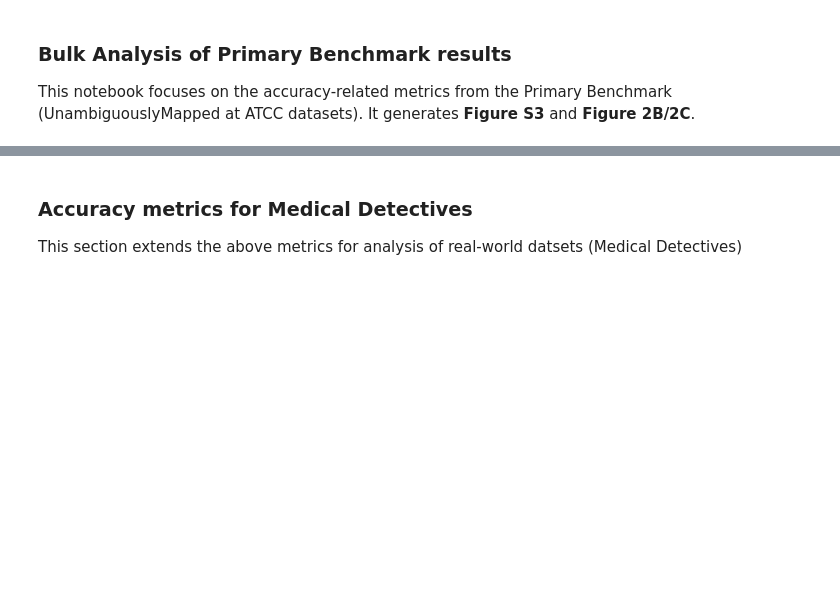
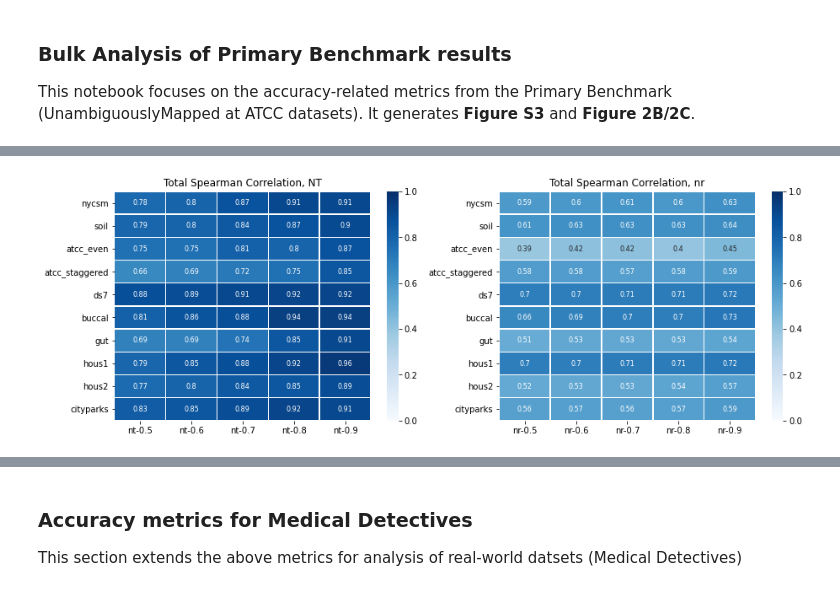
Before and after one commit to katrinakalantar/ncbi-compress-experiments, a Jupyter notebook: experiment-8/check-initial-benchmarks-bulk-analysis.ipynb, the cells around one changed output, grey strips where cells are left out. Cells and saved outputs as stored; diff of their text form; code cells hidden in the pictures; blank space fills up the shorter version.

```diff
--- a/experiment-8/check-initial-benchmarks-bulk-analysis.ipynb
+++ b/experiment-8/check-initial-benchmarks-bulk-analysis.ipynb
@@ -411,3 +438,67 @@ plot_heatmap(nr_aupr_df[column_order_nr], plot_type='aupr', this_title='AUPR, NR
+# %%
+# FIGURE S3 - Plot heatmaps for each metric, showing metrics across samples and parameters
+
+# this is final plot
+column_order_nt = ['nt-0.5-1000', 'nt-0.6-1000', 'nt-0.7-1000', 'nt-0.8-1000', 'nt-final']
+column_order_nt_names = ['nt-0.5', 'nt-0.6', 'nt-0.7', 'nt-0.8', 'nt-0.9']
+
+column_order_nr = ['nr-0.5-1000', 'nr-0.6-1000', 'nr-0.7-1000', 'nr-0.8-1000', 'nr-final']
+column_order_nr_names = ['nr-0.5', 'nr-0.6', 'nr-0.7', 'nr-0.8', 'nr-0.9']
+nr_corr_df_renamed = nr_corr_df[column_order_nr]
+nr_corr_df_renamed.columns = column_order_nr_names
+
+def plot_heatmap(input_df, plot_type, this_title):
+
+    if plot_type == 'corr':
+        this_vmax = 1
+        this_vmin = 0
+        cpal = sns.color_palette("Blues", as_cmap=True)
+    elif plot_type == 'pct':
+        this_vmax = 100
+        this_vmin = 0 #-100
+        cpal = sns.color_palette("Blues_r", as_cmap=True) #"RdBu_r"
+    elif plot_type == 'l2':
+        this_vmax = .1
+        this_vmin = 0
+        cpal = sns.color_palette("Blues_r", as_cmap=True)
+    elif plot_type == 'aupr':
+        this_vmax = 1
+        this_vmin = 0
+        cpal = sns.color_palette("Blues_r", as_cmap=True)
+
+    sns.heatmap(input_df, vmax = this_vmax, vmin = this_vmin, cmap=cpal, linewidths=.5, linecolor='white', annot=True, annot_kws={"size":8})#,figsize=(4,5))
+    plt.title(this_title)
+
+
+plt.figure(figsize=(15,5))
+
+# plot nt correlation as heatmap
+plt.subplot(1, 2, 1)
+nt_corr_heatmap_data = {}
+for i in aggregate_metrics_dict.keys():
+    if 'nt' in i:
+        nt_corr_heatmap_data[i] = dict(aggregate_metrics_dict[i]['sc_total'])
+nt_corr_df = pd.DataFrame.from_dict(nt_corr_heatmap_data)
+nt_corr_df_renamed = nt_corr_df[column_order_nt]
+nt_corr_df_renamed.columns = column_order_nt_names
+plot_heatmap(nt_corr_df_renamed, plot_type='corr', this_title='Total Spearman Correlation, NT')
+
+
+# plot nr correlation as heatmap
+plt.subplot(1, 2, 2)
+nr_corr_heatmap_data = {}
+for i in aggregate_metrics_dict.keys():
+    if 'nr' in i:
+        nr_corr_heatmap_data[i] = dict(aggregate_metrics_dict[i]['sc_total'])
+nr_corr_df = pd.DataFrame.from_dict(nr_corr_heatmap_data)
+nr_corr_df_renamed = nr_corr_df[column_order_nr]
+nr_corr_df_renamed.columns = column_order_nr_names
+plot_heatmap(nr_corr_df_renamed, plot_type='corr', this_title='Total Spearman Correlation, nr')
+
+plt.savefig("./param_sweep_correlation_heatmap.pdf")
+plt.show()
+# %% [output]
+[figure, added]
 # %%
 # FIGURE 2A, 2B, and 2C - For a specified parameterization, plot the key metrics to be shown alongside the main text
 
```
Also changed, not shown: parts of 13 cells of this notebook, 3 other files.
